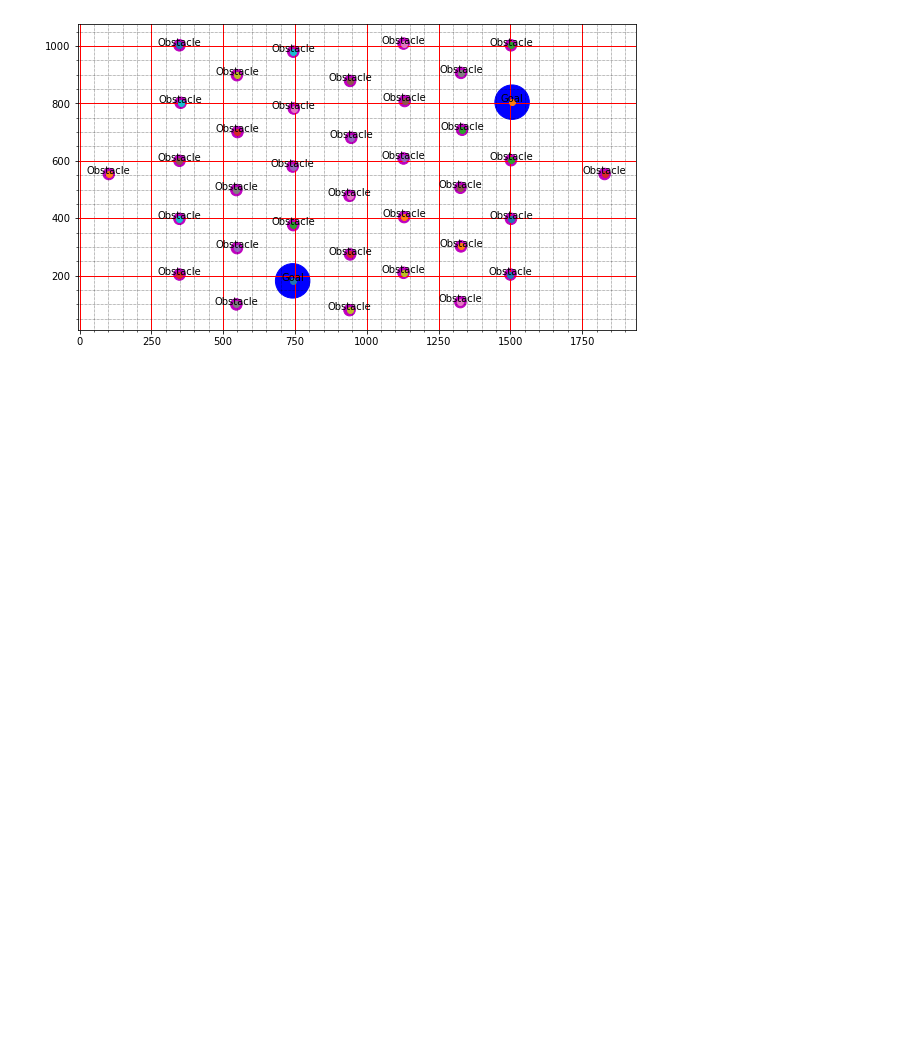
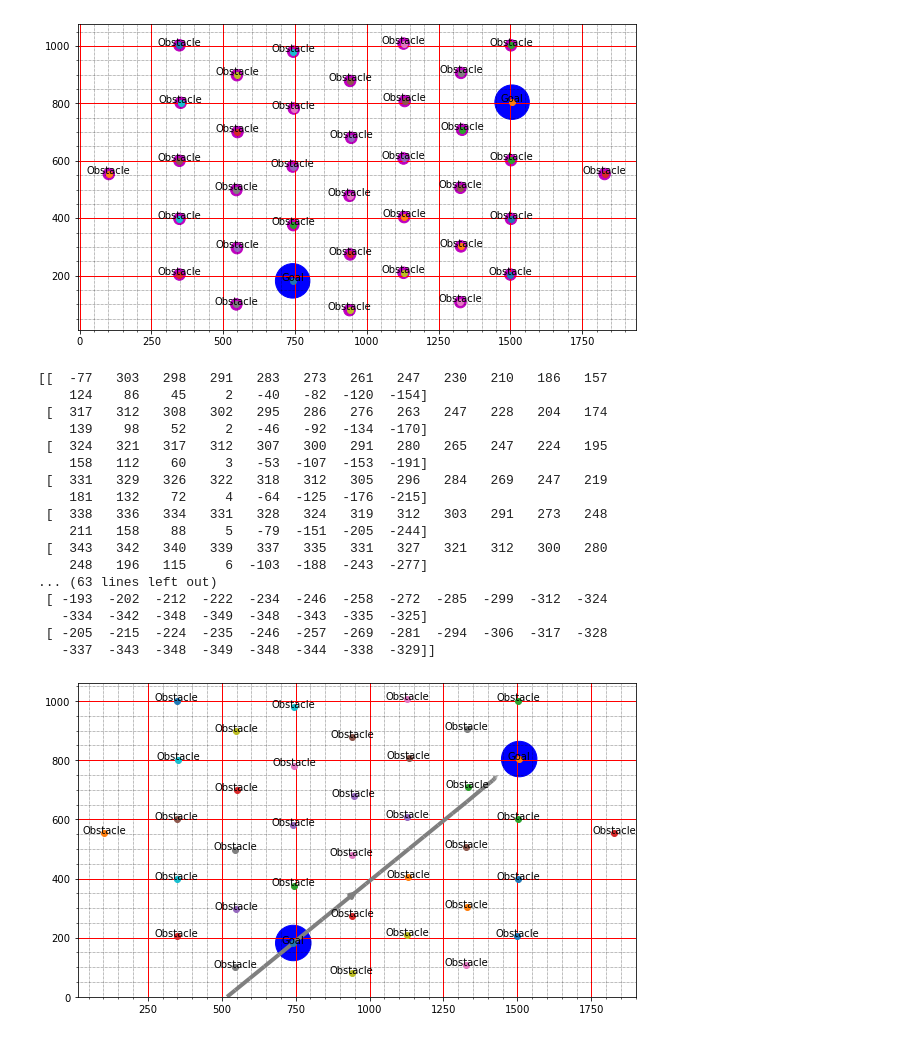
Before and after one commit to ma-he-sh/VisualPerception, a Jupyter notebook: navigation/Navigation.ipynb, the cells around one changed output. Drawn from its saved outputs; the diff is of its cells as text; code cells hidden in the pictures; blank space fills up the shorter version.

```diff
--- a/navigation/Navigation.ipynb
+++ b/navigation/Navigation.ipynb
@@ -148,0 +197,59 @@ plt.show()
+# %%
+def add_goal (X, Y,s, r, loc):
+
+  delx = np.zeros_like(X)
+  dely = np.zeros_like(Y)
+  for i in range(len(x)):
+    for j in range(len(y)):
+
+      d= np.sqrt((loc[0]-X[i][j])**2 + (loc[1]-Y[i][j])**2)
+      #print(f"{i} and {j}")
+      theta = np.arctan2(loc[1]-Y[i][j], loc[0] - X[i][j])
+      if d< r:
+        delx[i][j] = 0
+        dely[i][j] =0
+      elif d>r+s:
+        delx[i][j] = 50* s *np.cos(theta)
+        dely[i][j] = 50 * s *np.sin(theta)
+      else:
+        delx[i][j] = 50 * (d-r) *np.cos(theta)
+        dely[i][j] = 50 * (d-r) *np.sin(theta)
+  return delx, dely
+# %%
+seek_points = np.array([[start_x,start_y]])
+
+fig, ax = plt.subplots(figsize=(10, 10))
+ax.set_aspect('equal')
+
+deltX, deltY = add_goal( X, Y, s, r, (start_x, start_y) )
+plot_graph( X, Y, deltX, deltY, 'Goal', fig, ax, ( start_x, start_y ), goalR, 0, 'b' )
+
+deltX, deltY = add_goal( X, Y, s, r, (goal_x, goal_y) )
+plot_graph( X, Y, deltX, deltY, 'Goal', fig, ax, ( goal_x, goal_y ), goalR, 0, 'b' )
+
+for ob in obsPoints:
+    deltX, deltY, loc, r = add_obstacle( X, Y, deltX, deltY, ( goal_x, goal_y ) )
+    plot_graph( X, Y, deltX, deltY, 'Obstacle', fig, ax, ob, r, 0, 'm' )
+
+print( deltX, deltY )
+ax.streamplot(X,Y,deltX,deltY, start_points=seek_points,linewidth=4, cmap='autu')
+plt.show()
+# %% [output]
+[[  -77   303   298   291   283   273   261   247   230   210   186   157
+    124    86    45     2   -40   -82  -120  -154]
+ [  317   312   308   302   295   286   276   263   247   228   204   174
+    139    98    52     2   -46   -92  -134  -170]
+ [  324   321   317   312   307   300   291   280   265   247   224   195
+    158   112    60     3   -53  -107  -153  -191]
+ [  331   329   326   322   318   312   305   296   284   269   247   219
+    181   132    72     4   -64  -125  -176  -215]
+ [  338   336   334   331   328   324   319   312   303   291   273   248
+    211   158    88     5   -79  -151  -205  -244]
+ [  343   342   340   339   337   335   331   327   321   312   300   280
+    248   196   115     6  -103  -188  -243  -277]
+... (63 lines left out)
+ [ -193  -202  -212  -222  -234  -246  -258  -272  -285  -299  -312  -324
+   -334  -342  -348  -349  -348  -343  -335  -325]
+ [ -205  -215  -224  -235  -246  -257  -269  -281  -294  -306  -317  -328
+   -337  -343  -348  -349  -348  -344  -338  -329]]
+[figure, added]
```
Also changed, not shown: parts of 2 cells of this notebook, 10 other files.
